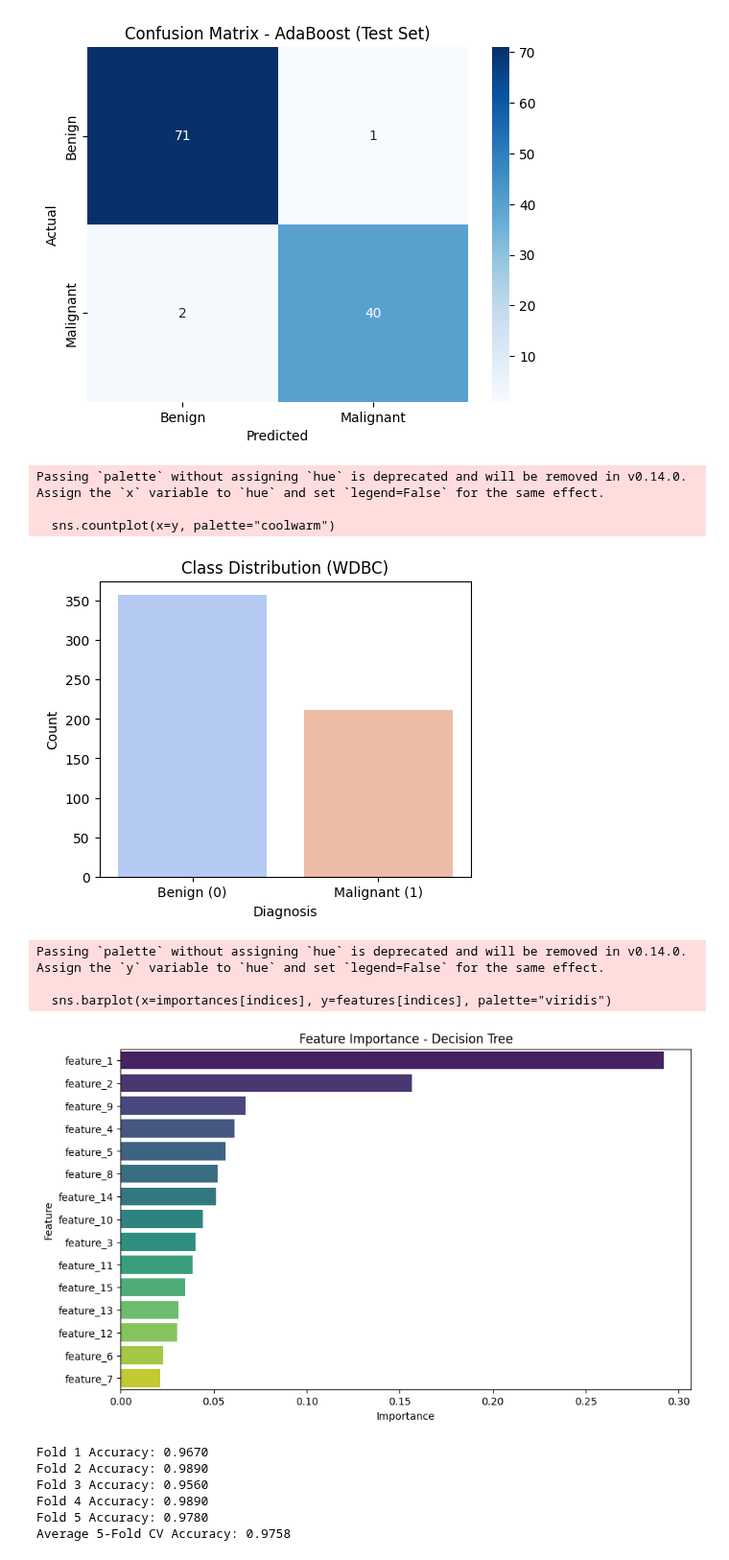
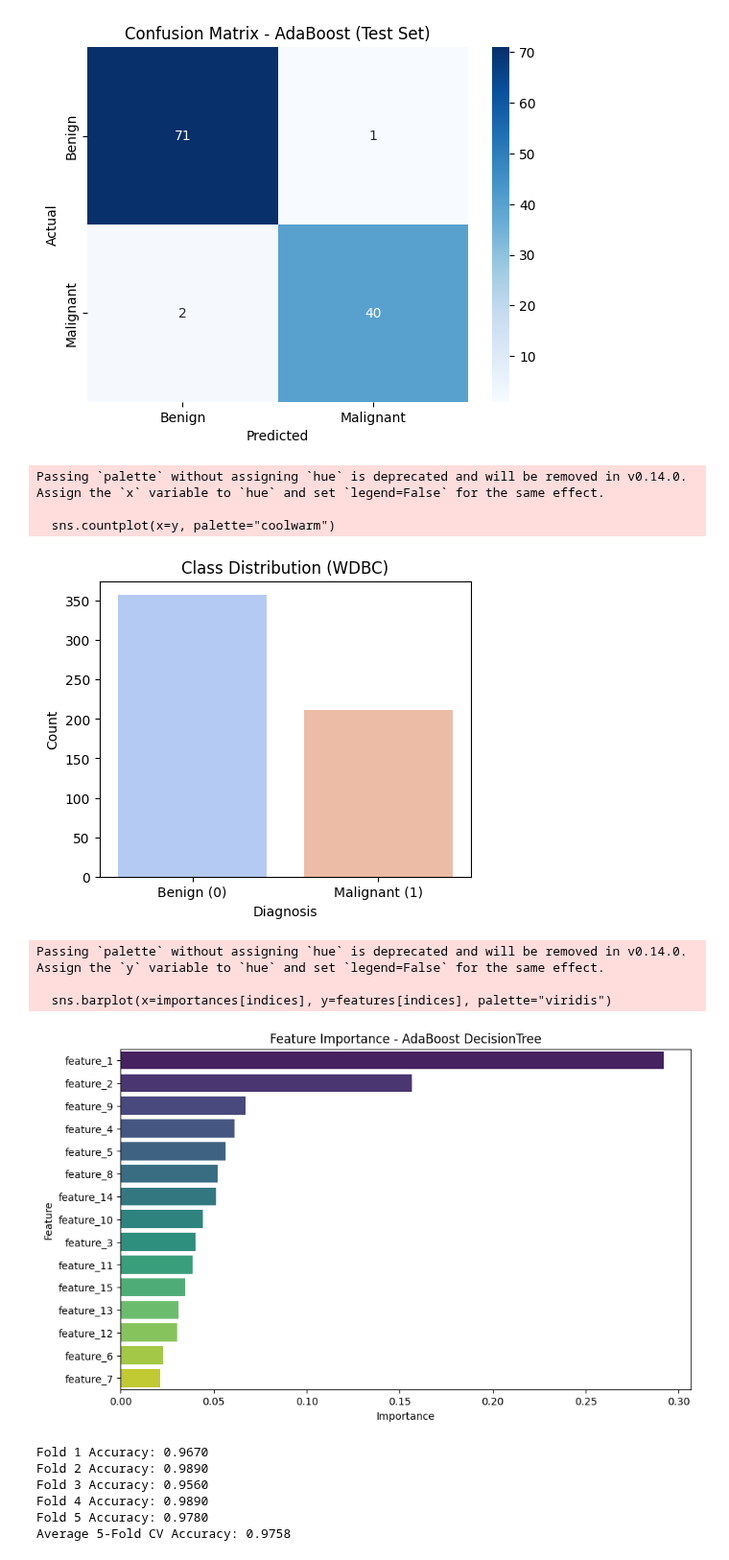
Before and after one commit to Pranesh4950/Machine-Learning-Lab, a Jupyter notebook: Assignment6/Adaboost_pca.ipynb, the cells around one changed output. Shown at 96% size. Saved outputs shown, nothing was run; the diff lists cells and outputs as text; code cells hidden in the pictures.

```diff
--- a/Assignment6/Adaboost_pca.ipynb
+++ b/Assignment6/Adaboost_pca.ipynb
@@ -139,41 +139,36 @@ plt.show()
 # %% [output]
 [figure]
 # %%
-import seaborn as sns
-import matplotlib.pyplot as plt
-from sklearn.metrics import confusion_matrix
-
-# ---- Class distribution ----
+# Class distribution
 plt.figure(figsize=(5,4))
 sns.countplot(x=y, palette="coolwarm")
 plt.xticks([0,1], ["Benign (0)", "Malignant (1)"])
 plt.title("Class Distribution (WDBC)")
 plt.xlabel("Diagnosis")
 plt.ylabel("Count")
 plt.show()
 
-# ---- Feature importance (from Decision Tree) ----
+# Feature importance from best AdaBoost DecisionTree
 best_clf = best_model.named_steps["clf"]
 importances = best_clf.feature_importances_
 features = X.columns
 
-# Sort feature importances
 indices = np.argsort(importances)[::-1]
 plt.figure(figsize=(10,6))
 sns.barplot(x=importances[indices], y=features[indices], palette="viridis")
-plt.title("Feature Importance - Decision Tree")
+plt.title("Feature Importance - AdaBoost DecisionTree")
 plt.xlabel("Importance")
 plt.ylabel("Feature")
 plt.show()
 # %% [output]
 Passing `palette` without assigning `hue` is deprecated and will be removed in v0.14.0. Assign the `x` variable to `hue` and set `legend=False` for the same effect.
 
   sns.countplot(x=y, palette="coolwarm")
 [figure]
 Passing `palette` without assigning `hue` is deprecated and will be removed in v0.14.0. Assign the `y` variable to `hue` and set `legend=False` for the same effect.
 
   sns.barplot(x=importances[indices], y=features[indices], palette="viridis")
-[figure, old version]
+[figure, new version]
 # %%
 from sklearn.decomposition import PCA
 from sklearn.ensemble import AdaBoostClassifier
```
Also changed, not shown: 2 other files.
